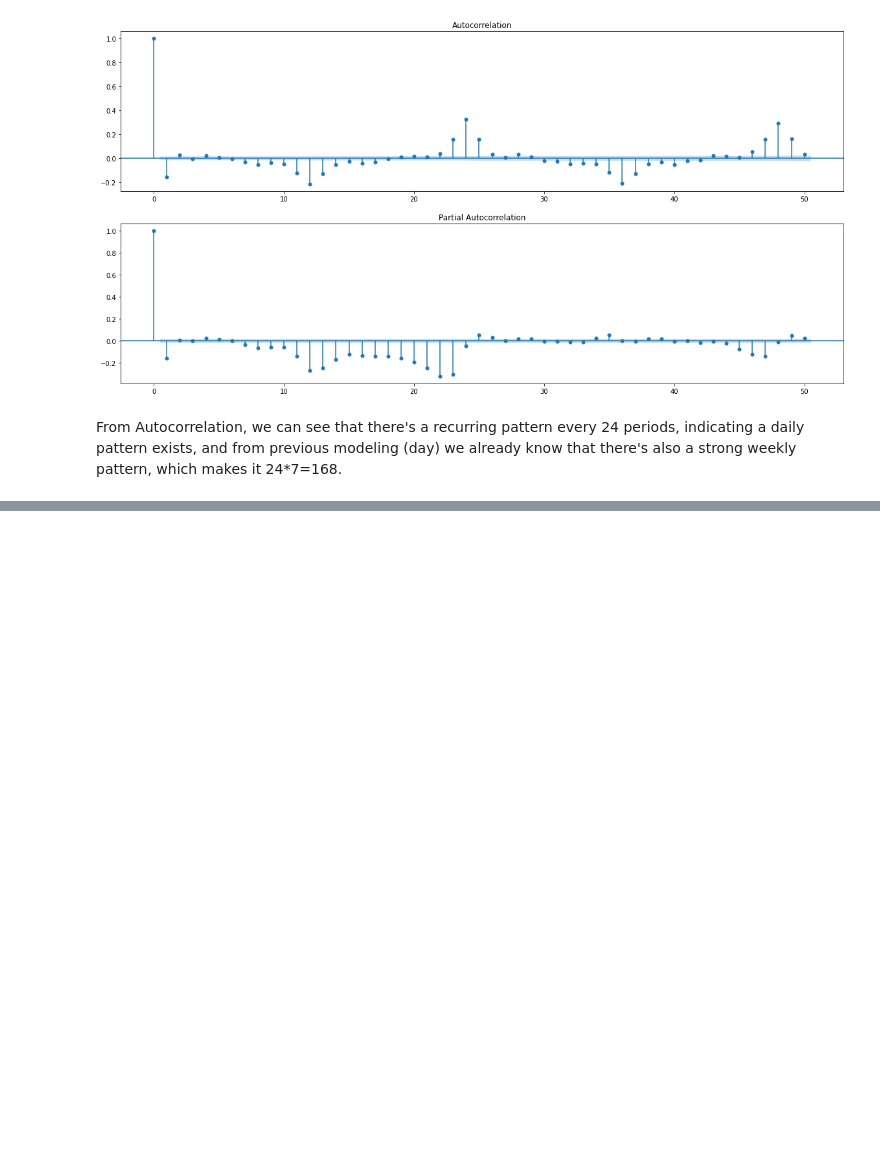
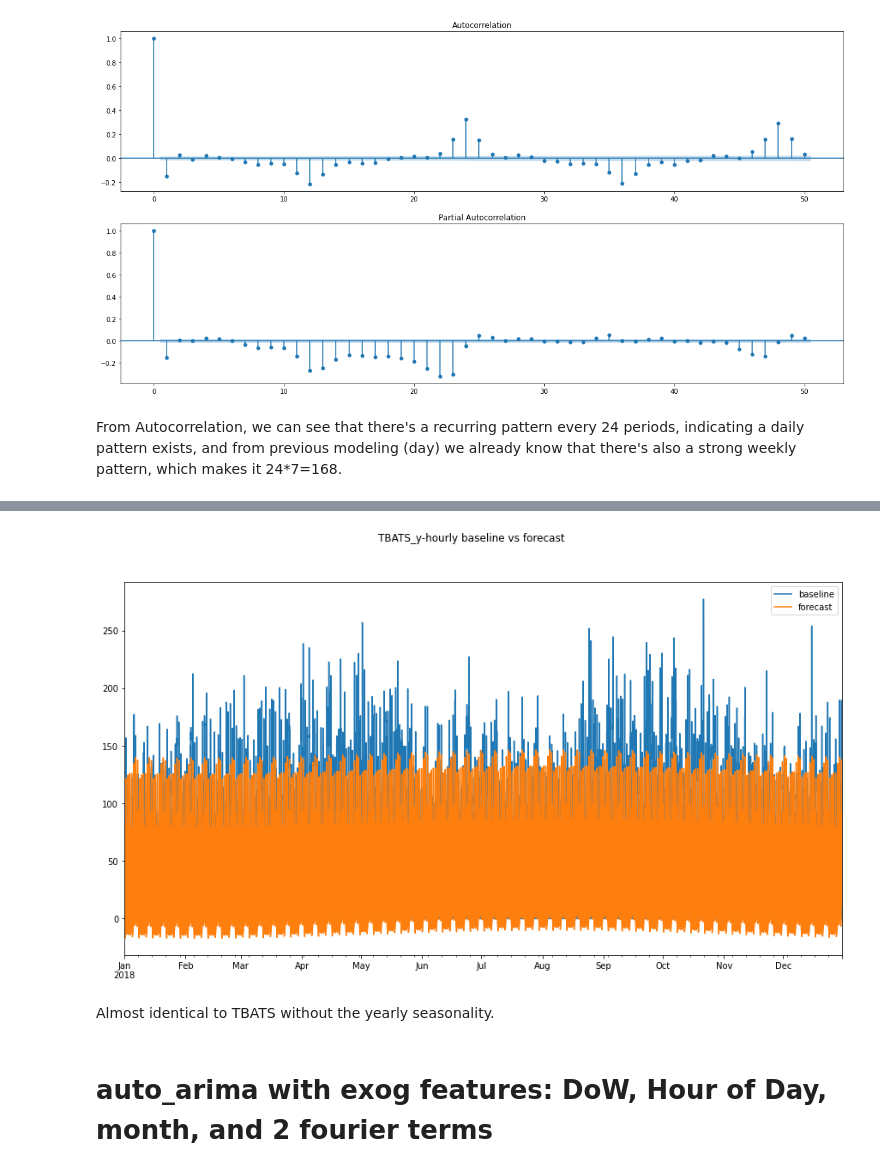
Before and after one commit to tc18fwd/SpringBoard, a Jupyter notebook: Capstone Two/Capstone 2 modeling (hour).ipynb, the cells around one changed output, grey strips where cells are left out. Saved outputs shown, nothing was run; the diff lists cells and outputs as text; code cells hidden in the pictures; blank space fills up the shorter version.

Commit message:
almost finished finalized code for CS2

```diff
--- a/Capstone Two/Capstone 2 modeling (hour).ipynb
+++ b/Capstone Two/Capstone 2 modeling (hour).ipynb
@@ -877,0 +318,12 @@ AA_hourlyDS has its test date from 2017-01-02 to end of 2017, while AA-3X had la
+# %%
+#view the 2018 forecast
+pd.DataFrame({'baseline':bl_df, 'forecast':predY}).plot(figsize=(15,8))
+plt.suptitle('TBATS_y-hourly baseline vs forecast')
+plt.legend(["baseline", "forecast"])
+plt.savefig('TBATS_y_hourly_baseline_forecast.png')
+# %% [output]
+[figure, added]
+# %% [markdown]
+Almost identical to TBATS without the yearly seasonality.
+# %% [markdown]
+# auto_arima with exog features: DoW, Hour of Day, month, and 2 fourier terms
```
Also changed, not shown: parts of 117 cells of this notebook, 1 other file.
